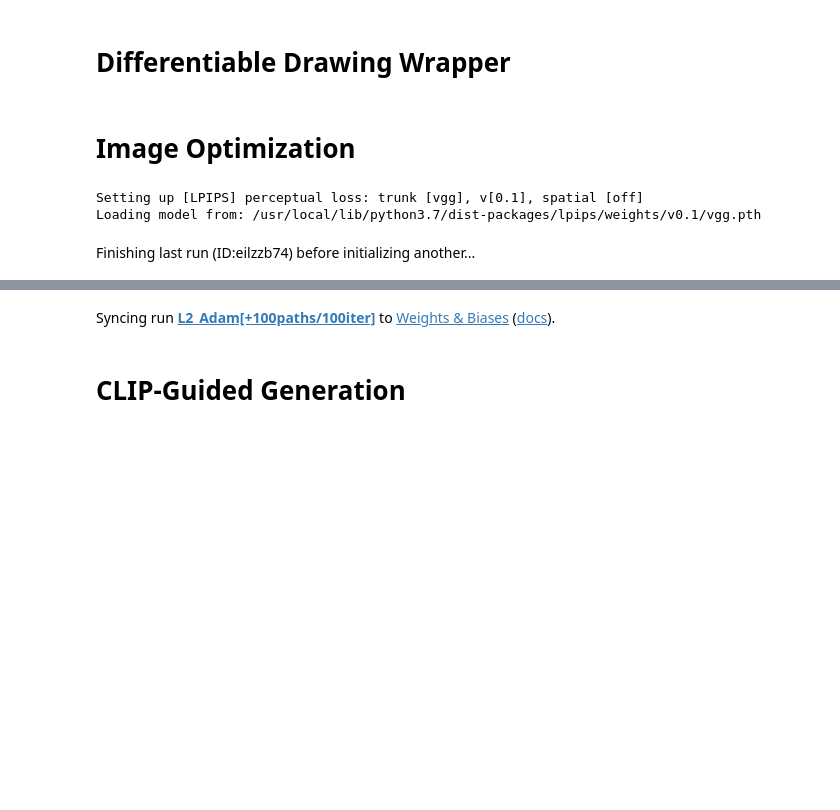
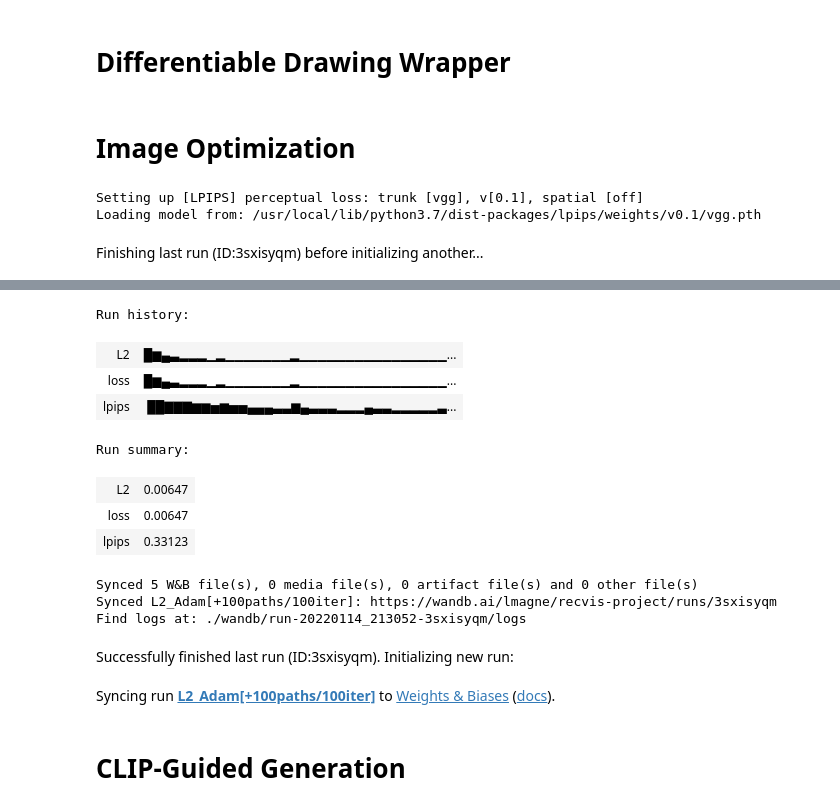
Before and after one commit to loicmagne/ddrawing, a Jupyter notebook: ddrawing.ipynb, the cells around one changed output, grey strips where cells are left out. Drawn from its saved outputs; the diff is of its cells as text; code cells hidden in the pictures; blank space fills up the shorter version.

```diff
--- a/ddrawing.ipynb
+++ b/ddrawing.ipynb
@@ -175,7 +175,7 @@ class DifferentiableDrawer():
         # Add parameters to optimizer
         points_new_optim = torch.optim.Adam(points_vars, lr=1.0)
         color_new_optim = torch.optim.Adam(color_vars, lr=0.05)
-        width_new_optim = torch.optim.Adam(stroke_width_vars, lr=0.01)
+        width_new_optim = torch.optim.Adam(stroke_width_vars, lr=0.001)
         self.points_optim.param_groups += points_new_optim.param_groups
         self.color_optim.param_groups += color_new_optim.param_groups
         self.width_optim.param_groups += width_new_optim.param_groups
@@ -231,23 +231,10 @@ class DifferentiableDrawer():
 # %% [markdown]
 # Image Optimization
 # %%
-import pydiffvg
-import torch
-import torchvision.models as models
-import numpy as np
-import random
-import lpips
-import clip
-import wandb
-from torchvision import transforms
-from PIL import Image
-from tqdm import tqdm
-from subprocess import call
-
 # Parameters
-n_paths = 100
+n_paths = 150
 n_iter = 500
-max_stroke_width = 3
+max_stroke_width = 4
 gamma = 1.0
 percep_loss = False # Set True to compare image features instead of L2 loss
 use_filled_path = False # Set True to use filled curves instead of simple path
@@ -287,8 +274,8 @@ wandb.init(
 with tqdm(range(n_iter)) as loop:
     for t in loop:
         # Every 100 iterations, add some paths
-        if t and (t%100==0):
-            drawer.add_shapes(n_paths, shape="path", pts_range=(2,5))
+        if t in [200,400]:
+            drawer.add_shapes(100, shape="path", pts_range=(2,5))
 
         metrics = {
             'lpips': None,
@@ -317,4 +304,4 @@ with tqdm(range(n_iter)) as loop:
 # %% [output]
 Setting up [LPIPS] perceptual loss: trunk [vgg], v[0.1], spatial [off]
 Loading model from: /usr/local/lib/python3.7/dist-packages/lpips/weights/v0.1/vgg.pth
-Finishing last run (ID:eilzzb74) before initializing another...
+Finishing last run (ID:3sxisyqm) before initializing another...
@@ -322,4 +309,16 @@ Successfully finished last run (ID:eilzzb74). Initializing new run:
+Run history:
+| L2 | █▆▄▃▂▂▂▁▂▁▁▁▁▁▁▁▂▁▁▁▁▁▁▁▁▁▁▁▁▁▁▁▁... |
+| loss | █▆▄▃▂▂▂▁▂▁▁▁▁▁▁▁▂▁▁▁▁▁▁▁▁▁▁▁▁▁▁▁▁... |
+| lpips | ██▇▇▇▆▆▅▆▅▅▄▄▄▃▃▆▄▃▃▃▂▂▂▄▃▃▂▂▂▂▂▃... |
+Run summary:
+| L2 | 0.00647 |
+| loss | 0.00647 |
+| lpips | 0.33123 |
+Synced 5 W&B file(s), 0 media file(s), 0 artifact file(s) and 0 other file(s)
+Synced L2_Adam[+100paths/100iter]: https://wandb.ai/lmagne/recvis-project/runs/3sxisyqm
+Find logs at: ./wandb/run-20220114_213052-3sxisyqm/logs
-Syncing run L2_Adam[+100paths/100iter] to Weights & Biases (docs).
+Successfully finished last run (ID:3sxisyqm). Initializing new run:
+Syncing run L2_Adam[+100paths/100iter] to Weights & Biases (docs).
 # %% [markdown]
 # CLIP-Guided Generation
 # %%
```
Also changed, not shown: parts of 5 cells of this notebook.
